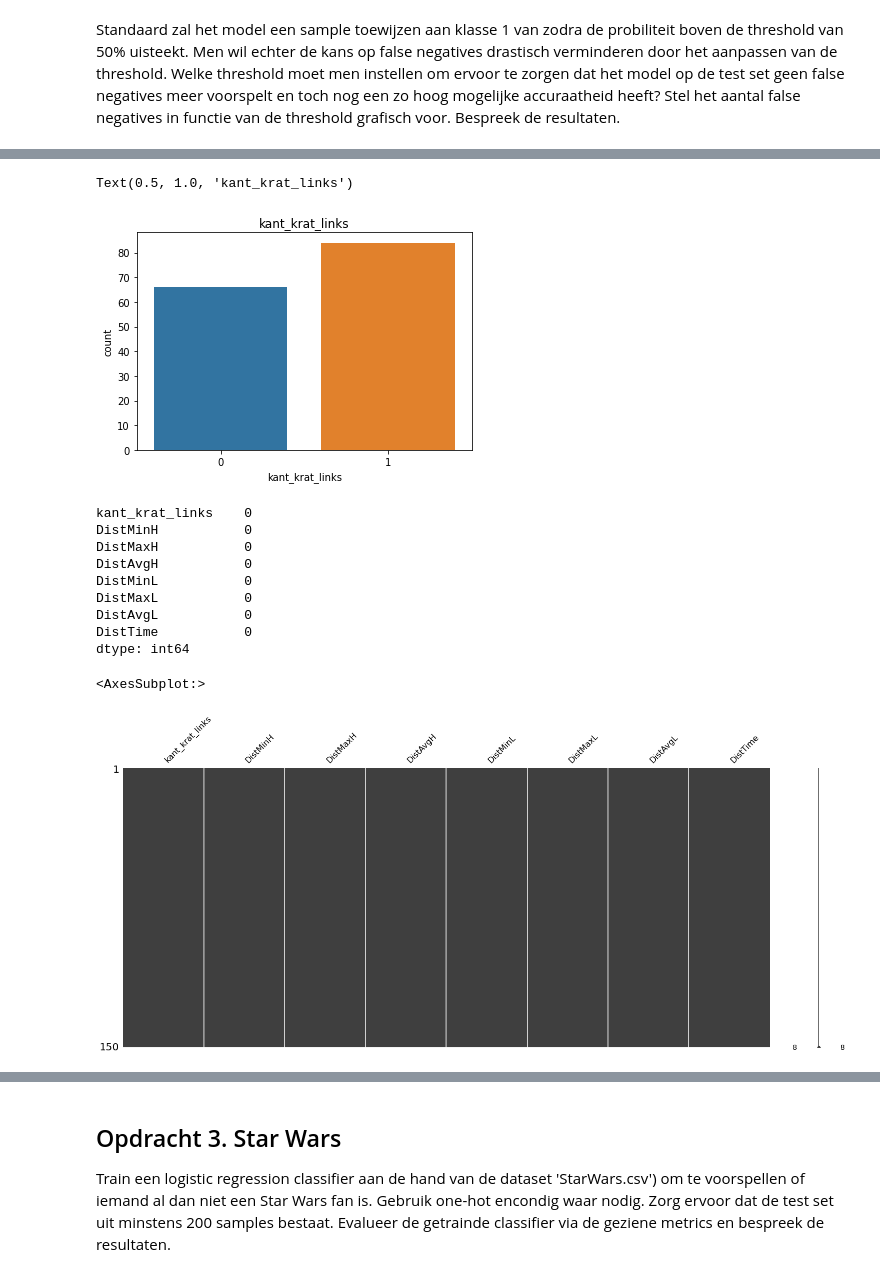
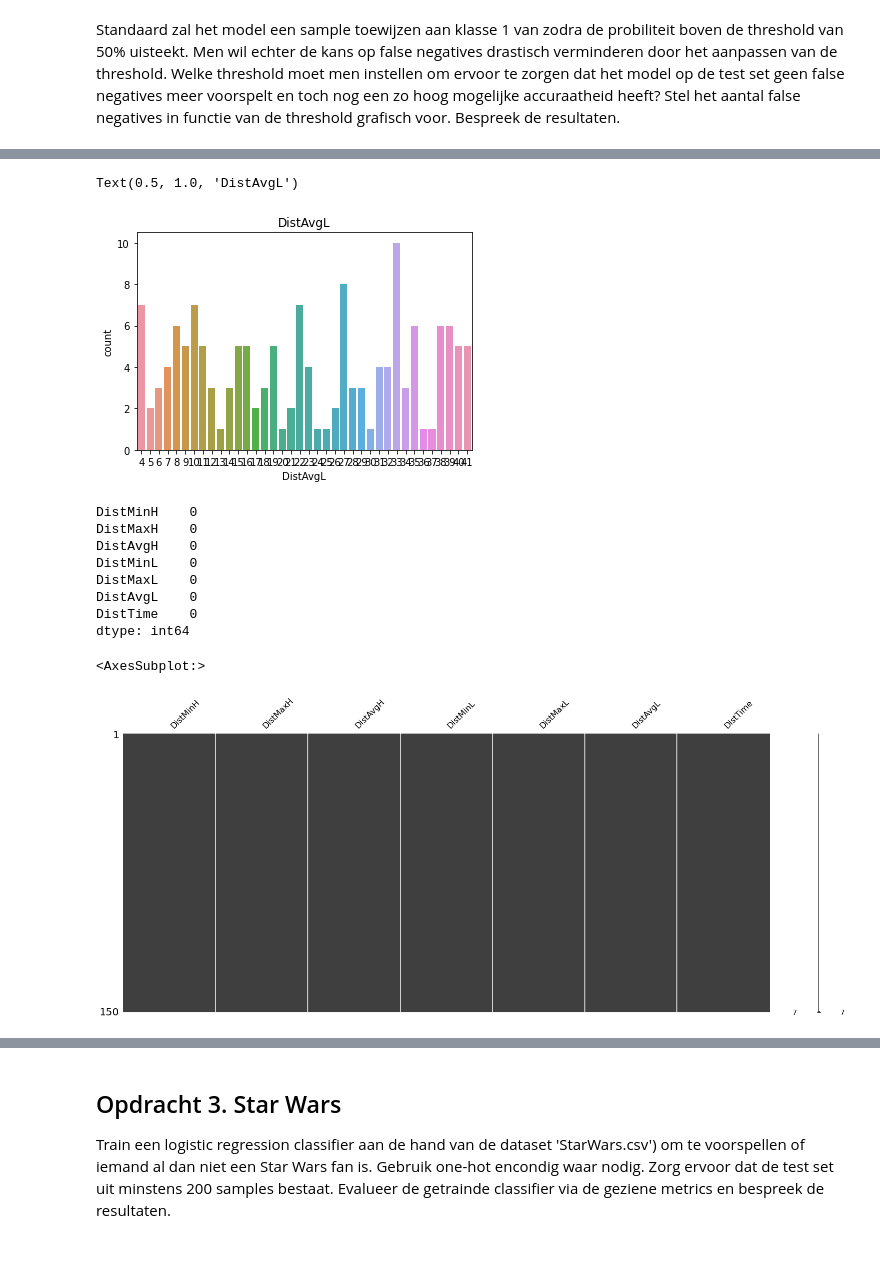
Before and after one commit to DeWildeDaan/DeliverYvesG1, a Jupyter notebook: testdata_logistic_regression_sensors_voorbereiding/testdata_logistic_regression_DistAvgL.ipynb, the cells around one changed output, grey strips where cells are left out. Saved outputs shown, nothing was run; the diff lists cells and outputs as text; code cells hidden in the pictures.

```diff
--- a/testdata_logistic_regression_sensors_voorbereiding/testdata_logistic_regression_DistAvgL.ipynb
+++ b/testdata_logistic_regression_sensors_voorbereiding/testdata_logistic_regression_DistAvgL.ipynb
@@ -521,10 +536,10 @@ dataset.head(7)
 # %%
 # Toevoegen van 'kant_krat_links' kolom op basis van DistAvgL
-dataset.insert(0,'kant_krat_links', dataset['DistAvgL'])
+# dataset.insert(0,'kant_krat_links', dataset['DistAvgL'])
 
-#DistAvgL waarden
+# #DistAvgL waarden
 
-dataset['kant_krat_links'].values[dataset['DistAvgL'] < 20] = 0
-dataset['kant_krat_links'].values[dataset['DistAvgL'] >= 20] = 1
+# dataset['kant_krat_links'].values[dataset['DistAvgL'] < 20] = 0
+# dataset['kant_krat_links'].values[dataset['DistAvgL'] >= 20] = 1
 
 dataset.head(10)
@@ -543,10 +546,10 @@ dataset.head(10)
 # %%
 # gebalanceerdheid controleren
-sns.countplot(data=dataset, x="kant_krat_links")
-plt.title('kant_krat_links')
+sns.countplot(data=dataset, x="DistAvgL")
+plt.title('DistAvgL')
 # %% [output]
-Text(0.5, 1.0, 'kant_krat_links')
+Text(0.5, 1.0, 'DistAvgL')
-[figure, old version]
+[figure, new version]
 # %%
 # Opsporen van ontbrekende waarden
 
@@ -554,17 +557,16 @@ missing_values_count = dataset.isnull().sum()
 print(missing_values_count)
 msno.matrix(dataset)
 # %% [output]
-kant_krat_links    0
-DistMinH           0
-DistMaxH           0
-DistAvgH           0
-DistMinL           0
-DistMaxL           0
-DistAvgL           0
-DistTime           0
+DistMinH    0
+DistMaxH    0
+DistAvgH    0
+DistMinL    0
+DistMaxL    0
+DistAvgL    0
+DistTime    0
 dtype: int64
 <AxesSubplot:>
-[figure, old version]
+[figure, new version]
 # %%
 # Lineaire correlatie tussen de features - heatmap
 
```
Also changed, not shown: parts of 16 cells of this notebook.
